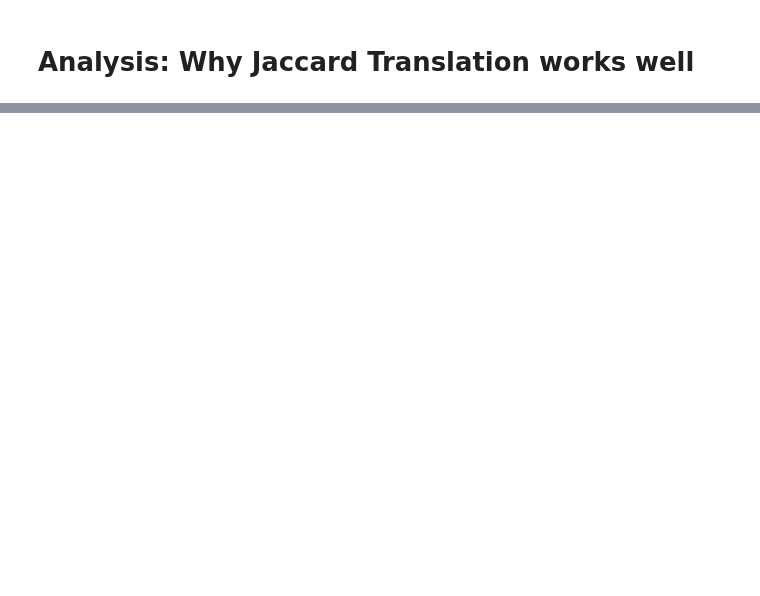
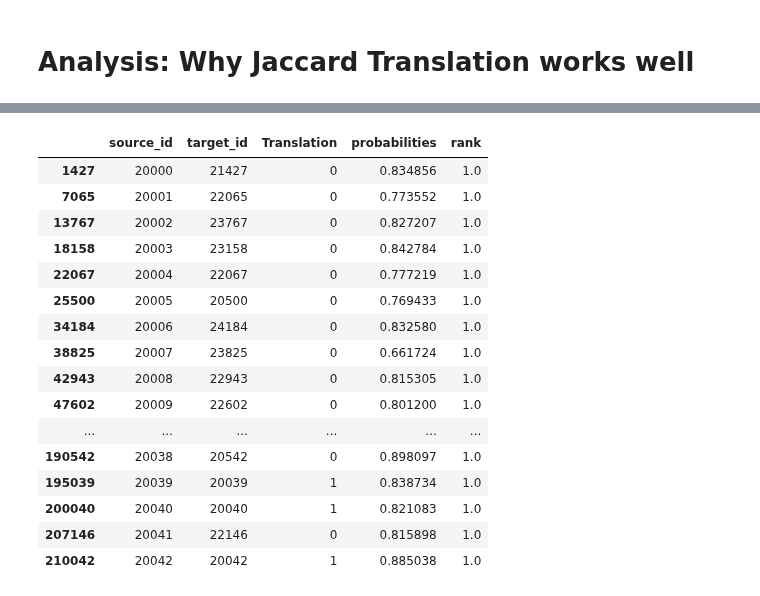
Before and after one commit to J4K08L4N63N84HN/crosslingual-information-retrieval, a Jupyter notebook: notebooks/Unsupervised_Retrieval.ipynb, the cells around one changed output, grey strips where cells are left out. Saved outputs shown, nothing was run; the diff lists cells and outputs as text; code cells hidden in the pictures; blank space fills up the shorter version.

```diff
--- a/notebooks/Unsupervised_Retrieval.ipynb
+++ b/notebooks/Unsupervised_Retrieval.ipynb
@@ -318,0 +424,20 @@ Map Score for Jaccard Translation: 0.08408493760362276
+# %%
+result_cos[result_cos["rank"] == 1.0].head(n=43)
+# %% [output]
+|  | source_id | target_id | Translation | probabilities | rank |
+| 1427 | 20000 | 21427 | 0 | 0.834856 | 1.0 |
+| 7065 | 20001 | 22065 | 0 | 0.773552 | 1.0 |
+| 13767 | 20002 | 23767 | 0 | 0.827207 | 1.0 |
+| 18158 | 20003 | 23158 | 0 | 0.842784 | 1.0 |
+| 22067 | 20004 | 22067 | 0 | 0.777219 | 1.0 |
+| 25500 | 20005 | 20500 | 0 | 0.769433 | 1.0 |
+| 34184 | 20006 | 24184 | 0 | 0.832580 | 1.0 |
+| 38825 | 20007 | 23825 | 0 | 0.661724 | 1.0 |
+| 42943 | 20008 | 22943 | 0 | 0.815305 | 1.0 |
+| 47602 | 20009 | 22602 | 0 | 0.801200 | 1.0 |
+| ... | ... | ... | ... | ... | ... |
+| 190542 | 20038 | 20542 | 0 | 0.898097 | 1.0 |
+| 195039 | 20039 | 20039 | 1 | 0.838734 | 1.0 |
+| 200040 | 20040 | 20040 | 1 | 0.821083 | 1.0 |
+| 207146 | 20041 | 22146 | 0 | 0.815898 | 1.0 |
+| 210042 | 20042 | 20042 | 1 | 0.885038 | 1.0 |
```
Also changed, not shown: parts of 25 cells of this notebook, 8 other files.
